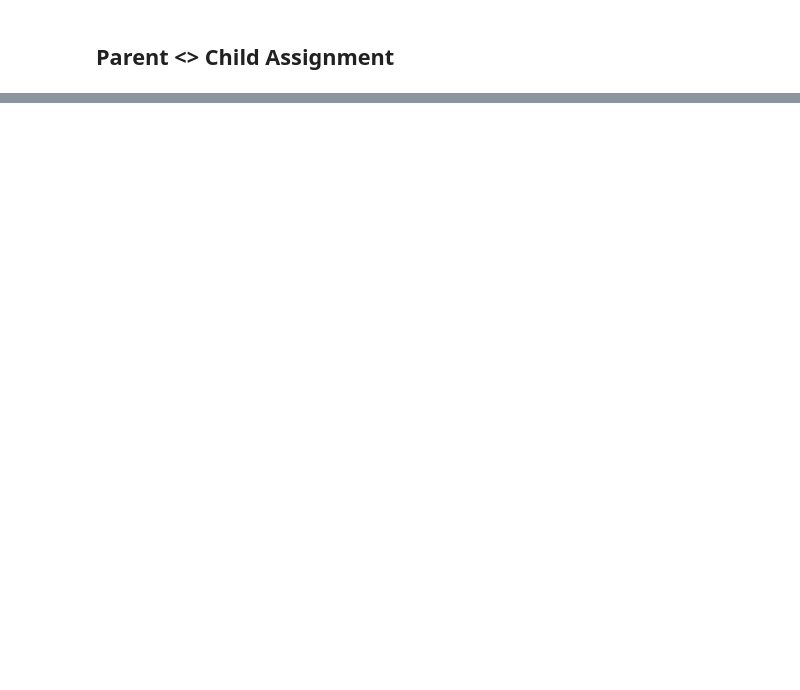
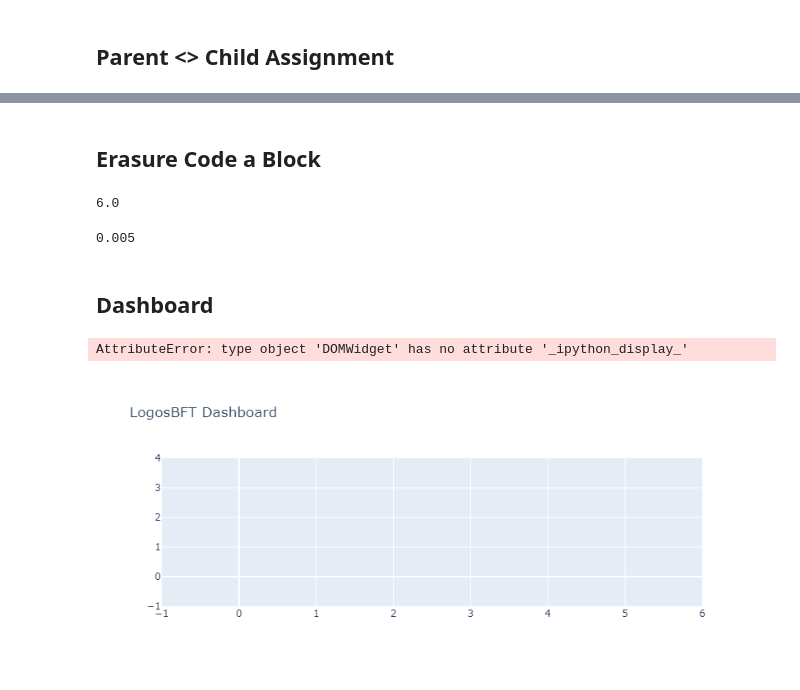
Before and after one commit to logos-co/users, a Jupyter notebook: corpetty/committee_sim/committee-simulations.ipynb, the cells around one changed output, grey strips where cells are left out. Cells and saved outputs as stored; diff of their text form; code cells hidden in the pictures; blank space fills up the shorter version.

```diff
--- a/corpetty/committee_sim/committee-simulations.ipynb
+++ b/corpetty/committee_sim/committee-simulations.ipynb
@@ -90,0 +174,2 @@ for committee in committee_df["committee_members"].values:
+# %% [markdown]
+## Erasure Code a Block
@@ -90,0 +185,10 @@ for committee in committee_df["committee_members"].values:
+# %%
+num_blocks_per_committee_member
+# %% [output]
+6.0
+# %%
+size_per_chunk
+# %% [output]
+0.005
+# %% [markdown]
+## Dashboard
@@ -90,0 +233,14 @@ for committee in committee_df["committee_members"].values:
+# %%
+g = go.FigureWidget(data=[],
+                    layout=go.Layout(
+                        title = dict(
+                            text="LogosBFT Dashboard"
+                        ),
+                        barmode="overlay"
+                    ))
+g.add_annotation(x=2, y=5,
+                       text="sample text"
+                      )
+# %% [output]
+AttributeError: type object 'DOMWidget' has no attribute '_ipython_display_'
+[figure, added]
```
Also changed, not shown: parts of 15 cells of this notebook, 3 other files.
